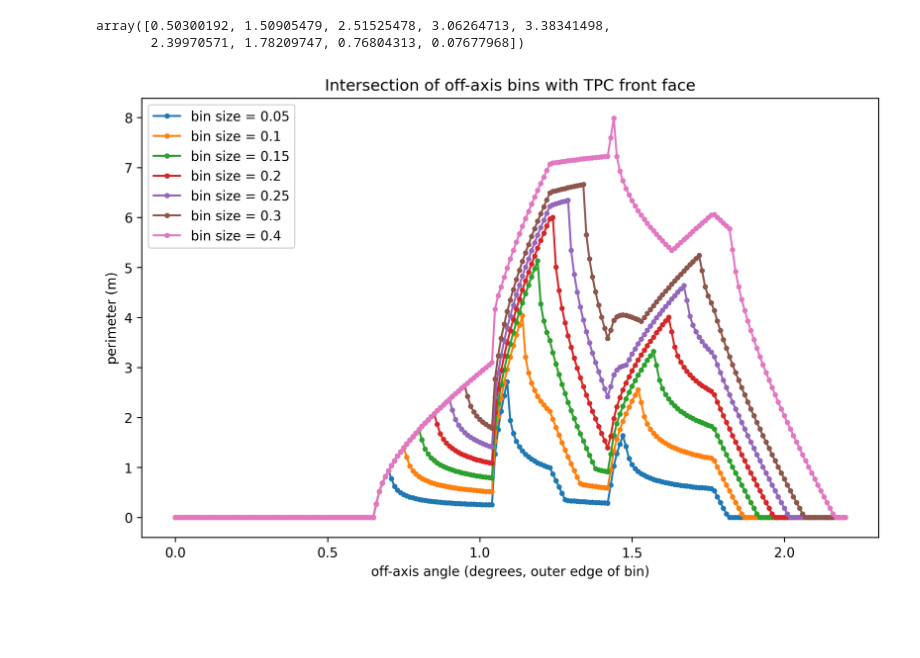
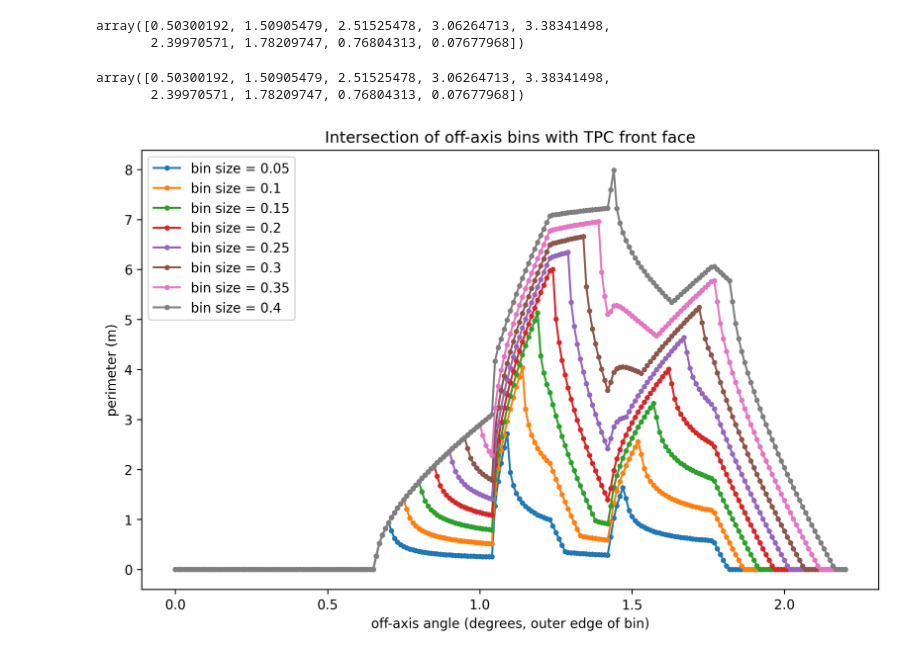
Before and after one commit to BMDragon/SBND_PRISM_Pi0_Study, a Jupyter notebook: boundaryTests.ipynb, the cells around one changed output. Drawn from its saved outputs; the diff is of its cells as text; code cells hidden in the pictures; blank space fills up the shorter version.

Commit message:
Fix normalization and add extra angle bin

```diff
--- a/boundaryTests.ipynb
+++ b/boundaryTests.ipynb
@@ -135,6 +136,23 @@ norm_area_back
 # %% [output]
 array([0.50300192, 1.50905479, 2.51525478, 3.06264713, 3.38341498,
        2.39970571, 1.78209747, 0.76804313, 0.07677968])
+# %%
+# back face normalization
+tpcBox = trimesh.creation.box(extents=[(tpcMaxX-tpcMinX)/100, (tpcMaxY-tpcMinY)/100, (tpcMaxZ-tpcMinZ)/100])
+tpcBox.apply_translation([beamCenterX/100, beamCenterY/100, 0])
+norm_areas_back = np.array([])
+for i in range(len(nbinsTPC)-1):
+    rmin_back = ((beamCenterZ+tpcMaxZ)/100) * np.tan(nbinsTPC[i] * np.pi / 180)
+    radius_back = ((beamCenterZ+tpcMaxZ)/100) * np.tan(nbinsTPC[i+1] * np.pi / 180)
+    annulus_back = trimesh.creation.annulus(r_min=rmin_back, r_max=radius_back, height=1)
+    vol_back = annulus_back.volume - annulus_back.difference(tpcBox).volume
+    if vol_back < 1e-5:
+        vol_back = 0
+    norm_areas_back = np.append(norm_areas_back, vol_back)
+norm_areas_back
+# %% [output]
+array([0.50300192, 1.50905479, 2.51525478, 3.06264713, 3.38341498,
+       2.39970571, 1.78209747, 0.76804313, 0.07677968])
 # %%
 r1 = min(abs(tpcMinX - beamCenterX)/100, abs(tpcMaxX - beamCenterX)/100)  # m
 r2 = min(abs(tpcMinY - beamCenterY)/100, abs(tpcMaxY - beamCenterY)/100)  # m
@@ -175,20 +193,20 @@ def getPerimeterFront(outerAngle, innerAngle):
     return perimeter
 # %%
 angleSpace = np.arange(0, 2.200001, 0.01)
-binnings = np.array([0.05, 0.1, 0.15, 0.2, 0.25, 0.3, 0.4])
+binnings = np.array([0.05, 0.1, 0.15, 0.2, 0.25, 0.3, 0.35, 0.4])
 plt.figure(figsize=(10, 6), dpi=300)
 for b in binnings:
     perms = np.array([])
     for a in angleSpace:
         if a < b:
             perms = np.append(perms, 0)
         else:
             perms = np.append(perms, getPerimeterFront(a, a-b))
     plt.plot(angleSpace, perms, label=f'bin size = {b}', marker='.')
 plt.legend()
 plt.xlabel('off-axis angle (degrees, outer edge of bin)')
 plt.ylabel('perimeter (m)')
 plt.title('Intersection of off-axis bins with TPC front face')
 plt.show()
 # %% [output]
-[figure, old version]
+[figure, new version]
```
Also changed, not shown: parts of 1 cell of this notebook, 3 other files.
